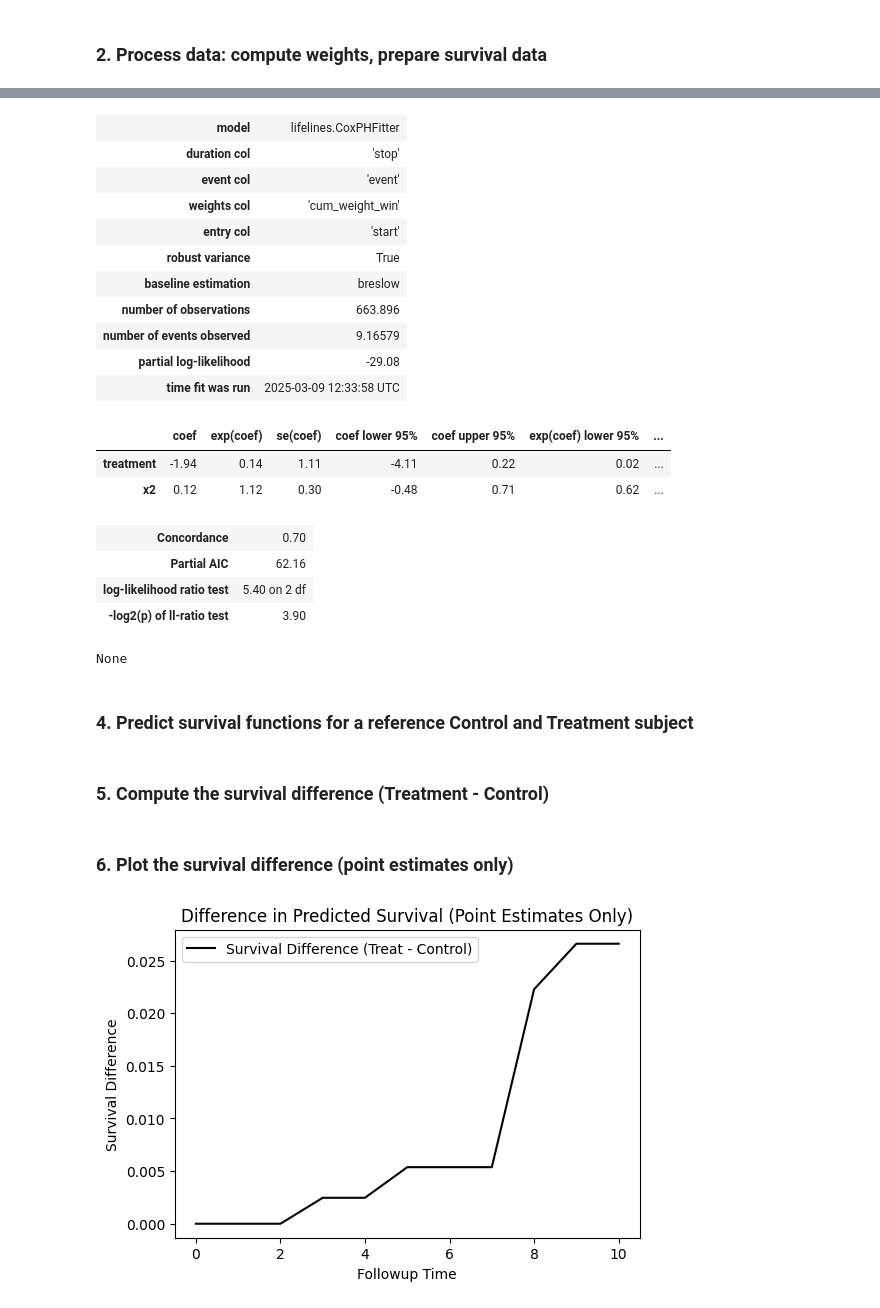
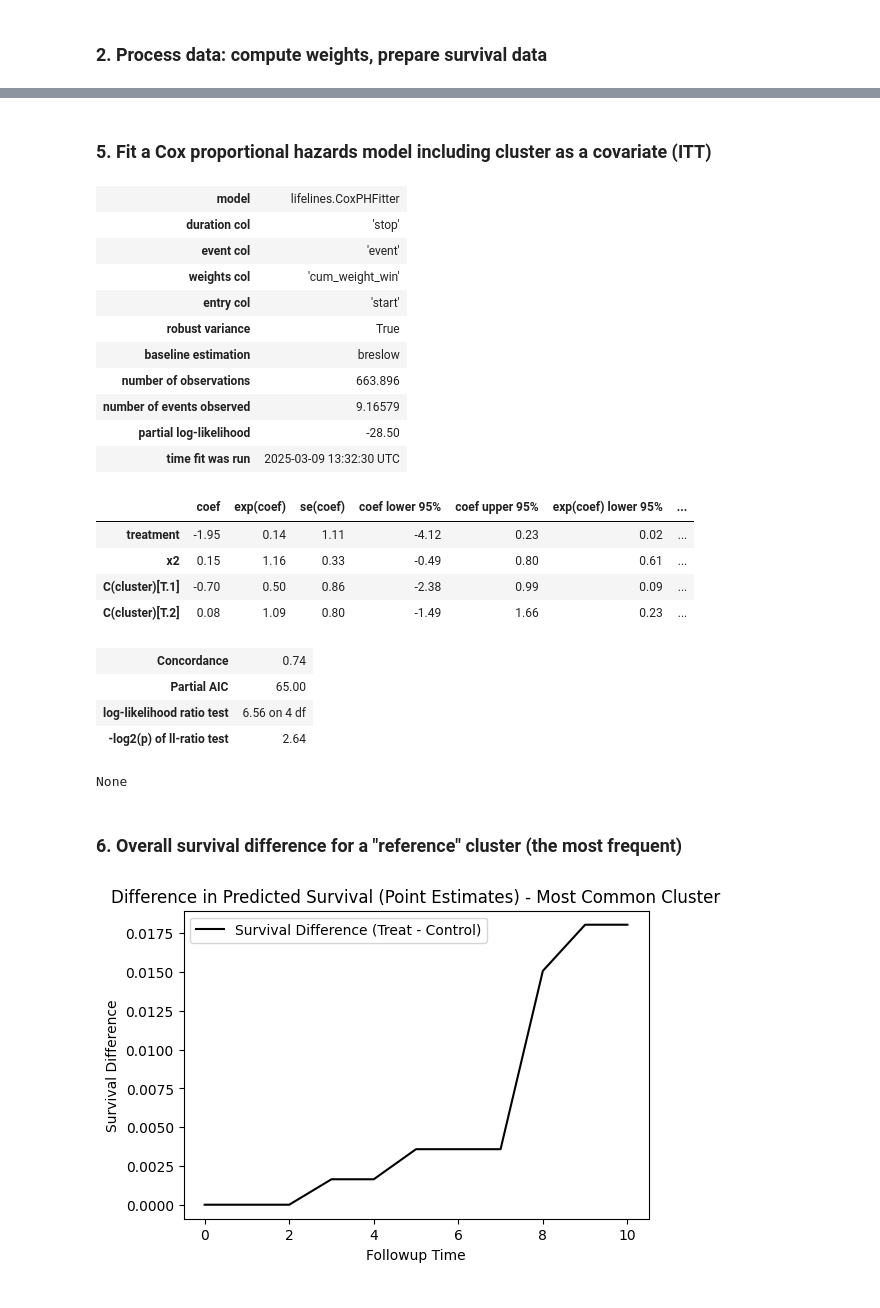
Before and after one commit to Alias314/TTE, a Jupyter notebook: TTE_V2.ipynb, the cells around one changed output, grey strips where cells are left out. Drawn from its saved outputs; the diff is of its cells as text; code cells hidden in the pictures.

```diff
--- a/TTE_V2.ipynb
+++ b/TTE_V2.ipynb
@@ -96,8 +163,17 @@ itt_data = process_estimand(data, 'ITT')
+# %% [markdown]
+### 5. Fit a Cox proportional hazards model including cluster as a covariate (ITT)
 # %%
-cph = CoxPHFitter()
-cph.fit(itt_data, duration_col='stop', event_col='event', entry_col='start',
-        weights_col='cum_weight_win', formula="treatment + x2", robust=True)
-print(cph.print_summary())
+cph_with_cluster = CoxPHFitter()
+cph_with_cluster.fit(
+    itt_data,
+    duration_col='stop',
+    event_col='event',
+    entry_col='start',
+    weights_col='cum_weight_win',
+    formula="treatment + x2 + C(cluster)",
+    robust=True
+)
+print(cph_with_cluster.print_summary())
 # %% [output]
 | model | lifelines.CoxPHFitter |
 | duration col | 'stop' |
@@ -108,15 +184,15 @@ print(cph.print_summary())
 | baseline estimation | breslow |
 | number of observations | 663.896 |
 | number of events observed | 9.16579 |
-| partial log-likelihood | -29.08 |
-| time fit was run | 2025-03-09 12:33:58 UTC |
+| partial log-likelihood | -28.50 |
+| time fit was run | 2025-03-09 13:32:30 UTC |
 |  | coef | exp(coef) | se(coef) | coef lower 95% | coef upper 95% | exp(coef) lower 95% | ... |
-| treatment | -1.94 | 0.14 | 1.11 | -4.11 | 0.22 | 0.02 | ... |
-| x2 | 0.12 | 1.12 | 0.30 | -0.48 | 0.71 | 0.62 | ... |
+| treatment | -1.95 | 0.14 | 1.11 | -4.12 | 0.23 | 0.02 | ... |
+| x2 | 0.15 | 1.16 | 0.33 | -0.49 | 0.80 | 0.61 | ... |
+| C(cluster)[T.1] | -0.70 | 0.50 | 0.86 | -2.38 | 0.99 | 0.09 | ... |
+| C(cluster)[T.2] | 0.08 | 1.09 | 0.80 | -1.49 | 1.66 | 0.23 | ... |
-| Concordance | 0.70 |
-| Partial AIC | 62.16 |
-| log-likelihood ratio test | 5.40 on 2 df |
-| -log2(p) of ll-ratio test | 3.90 |
+| Concordance | 0.74 |
+| Partial AIC | 65.00 |
+| log-likelihood ratio test | 6.56 on 4 df |
+| -log2(p) of ll-ratio test | 2.64 |
 None
-# %% [markdown]
-### 4. Predict survival functions for a reference Control and Treatment subject
@@ -139,2 +198,0 @@ sf_treatment_point = sf_treatment.iloc[:, 0]
-# %% [markdown]
-### 5. Compute the survival difference (Treatment - Control)
@@ -143,15 +199,24 @@ diff = sf_treatment_point - sf_control_point
-# %% [markdown]
-### 6. Plot the survival difference (point estimates only)
+# %% [markdown]
+### 6. Overall survival difference for a "reference" cluster (the most frequent)
 # %%
-# ======================================================
-# 6. Plot the survival difference (point estimates only)
-# ======================================================
-plt.figure(figsize=(6,4))
-plt.plot(pred_times, diff, 'k-', label="Survival Difference (Treat - Control)")
+pred_times = np.arange(0, 11)
+x2_mean = itt_data['x2'].mean()
+cluster_mode = itt_data['cluster'].mode()[0]
+
+df_control = pd.DataFrame({'treatment': [0], 'x2': [x2_mean], 'cluster': [cluster_mode]})
+df_treatment = pd.DataFrame({'treatment': [1], 'x2': [x2_mean], 'cluster': [cluster_mode]})
+
+sf_control = cph_with_cluster.predict_survival_function(df_control, times=pred_times)
+sf_treatment = cph_with_cluster.predict_survival_function(df_treatment, times=pred_times)
+
+diff_overall = sf_treatment.iloc[:, 0] - sf_control.iloc[:, 0]
+
+plt.figure(figsize=(6, 4))
+plt.plot(pred_times, diff_overall, 'k-', label="Survival Difference (Treat - Control)")
 plt.xlabel("Followup Time")
 plt.ylabel("Survival Difference")
-plt.title("Difference in Predicted Survival (Point Estimates Only)")
+plt.title("Difference in Predicted Survival (Point Estimates) - Most Common Cluster")
 plt.legend()
 plt.show()
 # %% [output]
-[figure, old version]
+[figure, new version]
```
Also changed, not shown: parts of 12 cells of this notebook, 2 other files.
